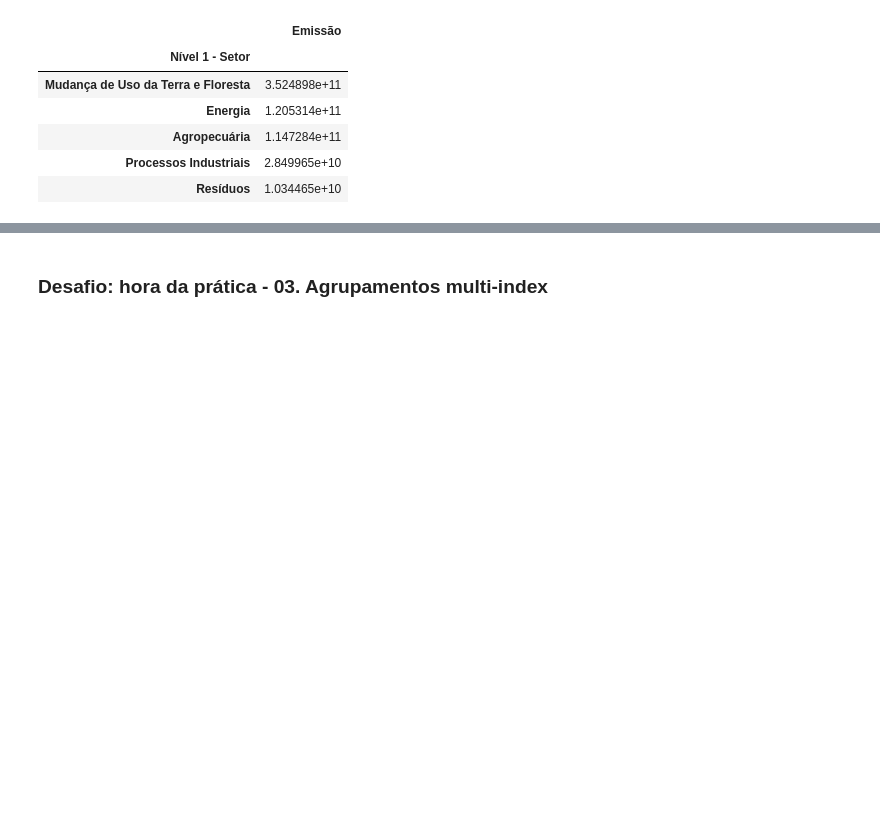
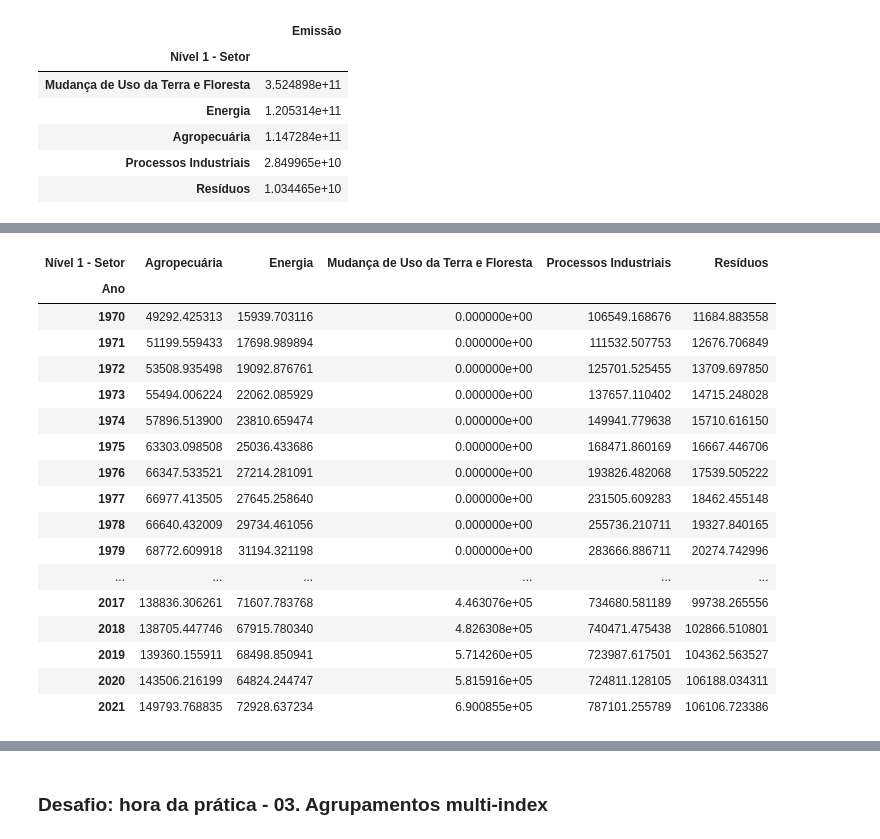
Before and after one commit to joas-ds/Alura_Python_para_Data_Science-Public, a Jupyter notebook: Selecionando_e_agrupando_dados/analise_dados_SEEG.ipynb, the cells around one changed output, grey strips where cells are left out. Drawn from its saved outputs; the diff is of its cells as text; code cells hidden in the pictures; blank space fills up the shorter version.

Commit message:
Adiciona 'Desafio: emissão por setor econômico'

```diff
--- a/Selecionando_e_agrupando_dados/analise_dados_SEEG.ipynb
+++ b/Selecionando_e_agrupando_dados/analise_dados_SEEG.ipynb
@@ -824,0 +803,23 @@ emissoes_por_ano.groupby('Nível 1 - Setor')[['Emissão']].sum().sort_values('Em
+# %%
+# Seleciona index, colunas alvo, valor e aggfunc mean
+media_emissao_setores_anual = emissoes_por_ano.pivot_table(index = 'Ano', columns=['Nível 1 - Setor'], values='Emissão', aggfunc='mean')
+media_emissao_setores_anual
+# %% [output]
+| Nível 1 - Setor | Agropecuária | Energia | Mudança de Uso da Terra e Floresta | Processos Industriais | Resíduos |
+| Ano |  |  |  |  |  |
+| 1970 | 49292.425313 | 15939.703116 | 0.000000e+00 | 106549.168676 | 11684.883558 |
+| 1971 | 51199.559433 | 17698.989894 | 0.000000e+00 | 111532.507753 | 12676.706849 |
+| 1972 | 53508.935498 | 19092.876761 | 0.000000e+00 | 125701.525455 | 13709.697850 |
+| 1973 | 55494.006224 | 22062.085929 | 0.000000e+00 | 137657.110402 | 14715.248028 |
+| 1974 | 57896.513900 | 23810.659474 | 0.000000e+00 | 149941.779638 | 15710.616150 |
+| 1975 | 63303.098508 | 25036.433686 | 0.000000e+00 | 168471.860169 | 16667.446706 |
+| 1976 | 66347.533521 | 27214.281091 | 0.000000e+00 | 193826.482068 | 17539.505222 |
+| 1977 | 66977.413505 | 27645.258640 | 0.000000e+00 | 231505.609283 | 18462.455148 |
+| 1978 | 66640.432009 | 29734.461056 | 0.000000e+00 | 255736.210711 | 19327.840165 |
+| 1979 | 68772.609918 | 31194.321198 | 0.000000e+00 | 283666.886711 | 20274.742996 |
+| ... | ... | ... | ... | ... | ... |
+| 2017 | 138836.306261 | 71607.783768 | 4.463076e+05 | 734680.581189 | 99738.265556 |
+| 2018 | 138705.447746 | 67915.780340 | 4.826308e+05 | 740471.475438 | 102866.510801 |
+| 2019 | 139360.155911 | 68498.850941 | 5.714260e+05 | 723987.617501 | 104362.563527 |
+| 2020 | 143506.216199 | 64824.244747 | 5.815916e+05 | 724811.128105 | 106188.034311 |
+| 2021 | 149793.768835 | 72928.637234 | 6.900855e+05 | 787101.255789 | 106106.723386 |
```
Also changed, not shown: parts of 6 cells of this notebook.
